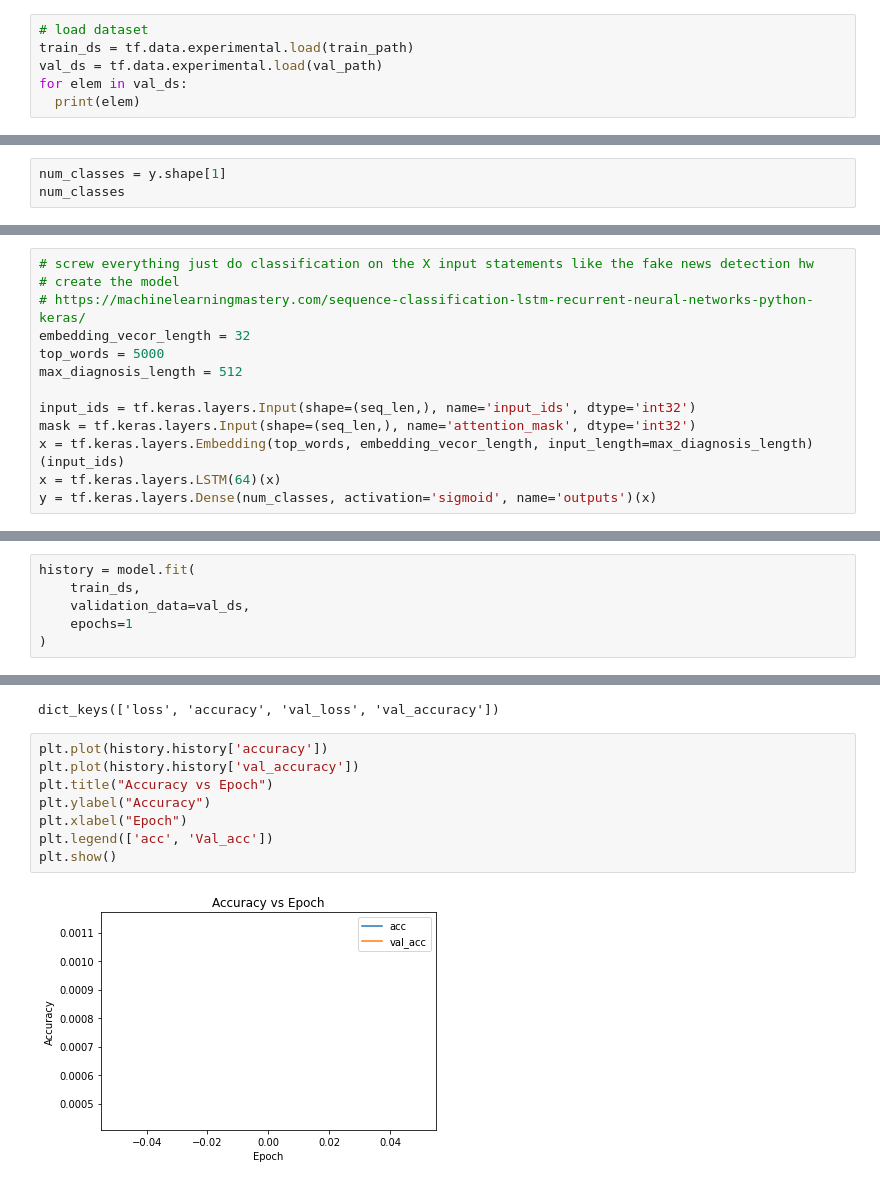
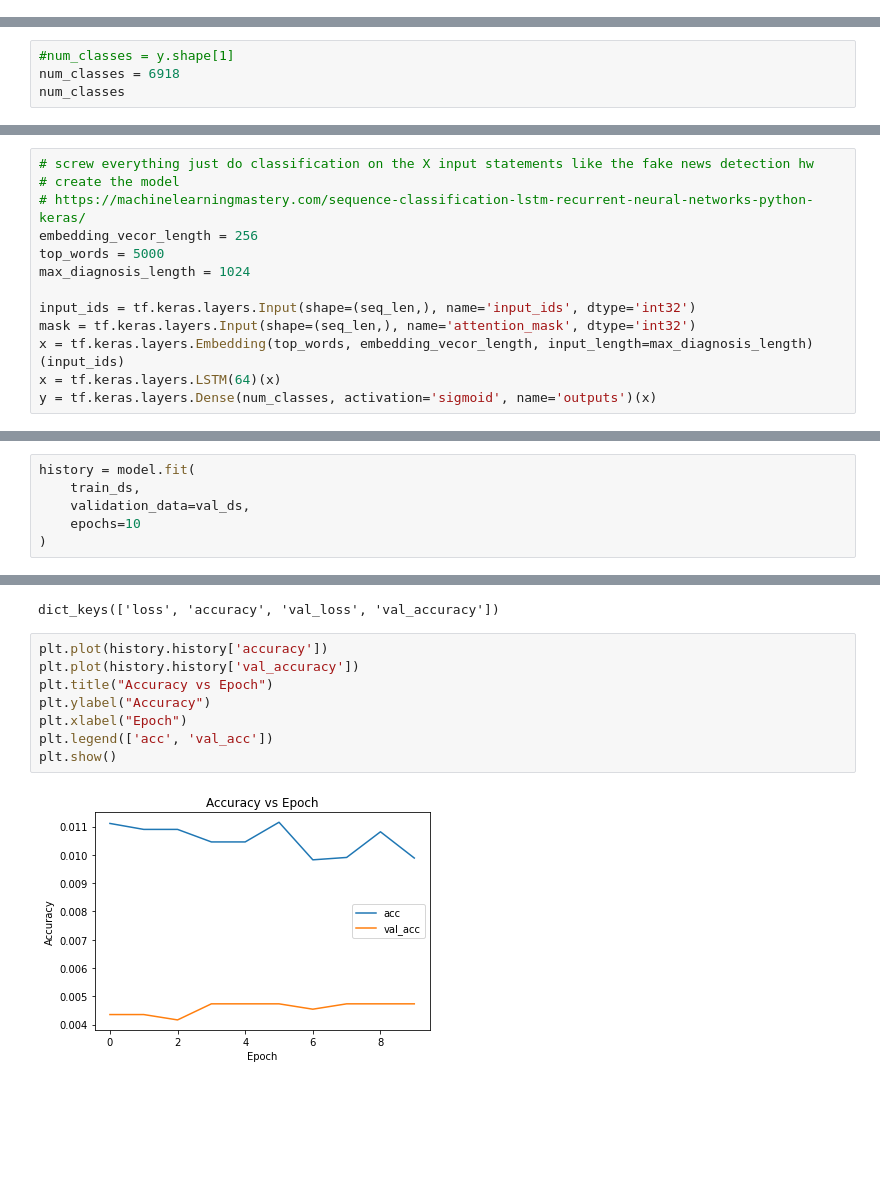
Before and after one commit to RobSeSa/MIMIC-IV_project, a Jupyter notebook: CSE_244B_Project_Medical_Code_Prediction_MIMIC_IV.ipynb, the cells around one changed output, grey strips where cells are left out. Saved outputs shown, nothing was run; the diff lists cells and outputs as text; blank space fills up the shorter version.

```diff
--- a/CSE_244B_Project_Medical_Code_Prediction_MIMIC_IV.ipynb
+++ b/CSE_244B_Project_Medical_Code_Prediction_MIMIC_IV.ipynb
@@ -325,6 +453,0 @@ tf.data.experimental.save(val_ds, val_path)
-# %%
-# load dataset
-train_ds = tf.data.experimental.load(train_path)
-val_ds = tf.data.experimental.load(val_path)
-for elem in val_ds:
-  print(elem)
@@ -351,5 +460,6 @@ array([[  101., 10296.,  2236., ...,   113.,  1460.,   102.],
 # %%
-num_classes = y.shape[1]
+#num_classes = y.shape[1]
+num_classes = 6918
 num_classes
 # %% [output]
 6918
@@ -441,9 +702,9 @@ ValueError: ignored
 # screw everything just do classification on the X input statements like the fake news detection hw
 # create the model
 # https://machinelearningmastery.com/sequence-classification-lstm-recurrent-neural-networks-python-keras/
-embedding_vecor_length = 32
+embedding_vecor_length = 256
 top_words = 5000
-max_diagnosis_length = 512
+max_diagnosis_length = 1024
 
 input_ids = tf.keras.layers.Input(shape=(seq_len,), name='input_ids', dtype='int32')
 mask = tf.keras.layers.Input(shape=(seq_len,), name='attention_mask', dtype='int32')
@@ -485,6 +746,6 @@ model.compile(optimizer=optimizer, loss=loss, metrics=[acc])
 history = model.fit(
     train_ds,
     validation_data=val_ds,
-    epochs=1
+    epochs=10
 )
 # %% [output]
@@ -500,13 +788,13 @@ dict_keys(['loss', 'accuracy', 'val_loss', 'val_accuracy'])
 # %%
 plt.plot(history.history['accuracy'])
 plt.plot(history.history['val_accuracy'])
 plt.title("Accuracy vs Epoch")
 plt.ylabel("Accuracy")
 plt.xlabel("Epoch")
-plt.legend(['acc', 'Val_acc'])
+plt.legend(['acc', 'val_acc'])
 plt.show()
 # %% [output]
-[figure, old version]
+[figure, new version]
 # %%
 plt.plot(history.history['loss'])
 plt.plot(history.history['val_loss'])
```
Also changed, not shown: parts of 72 cells of this notebook.
